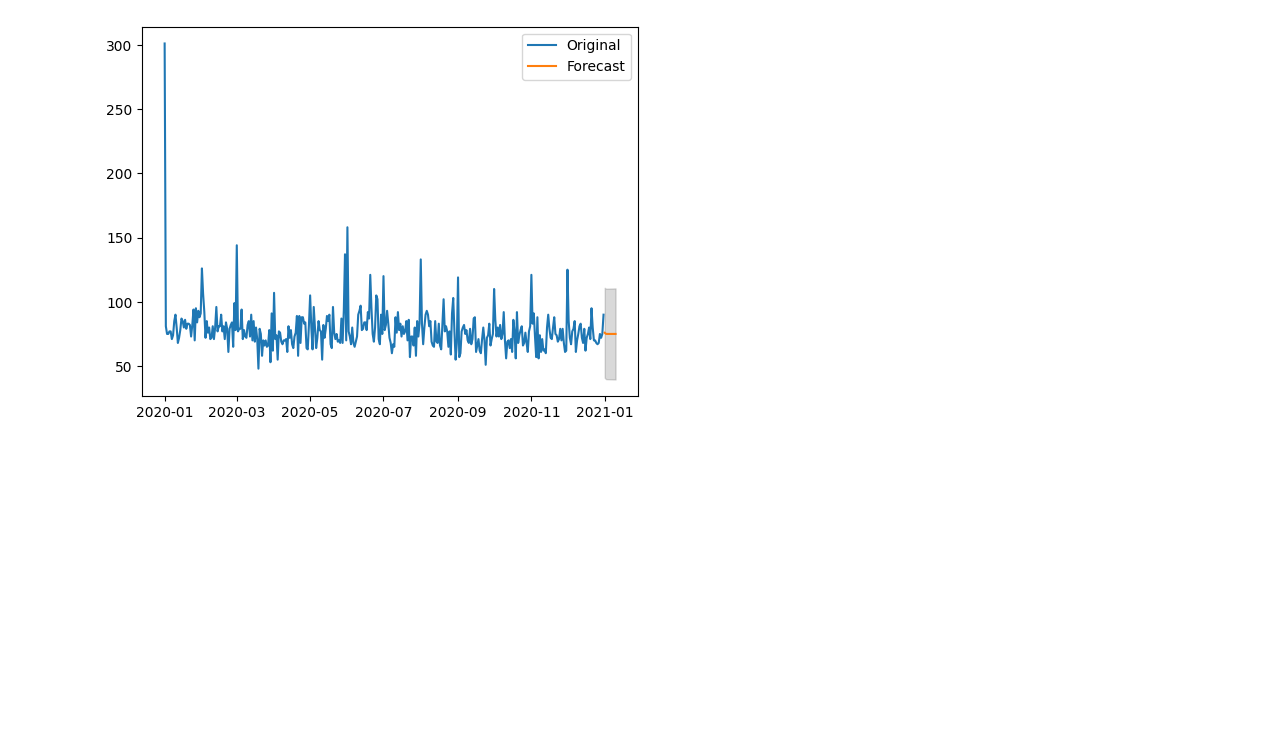
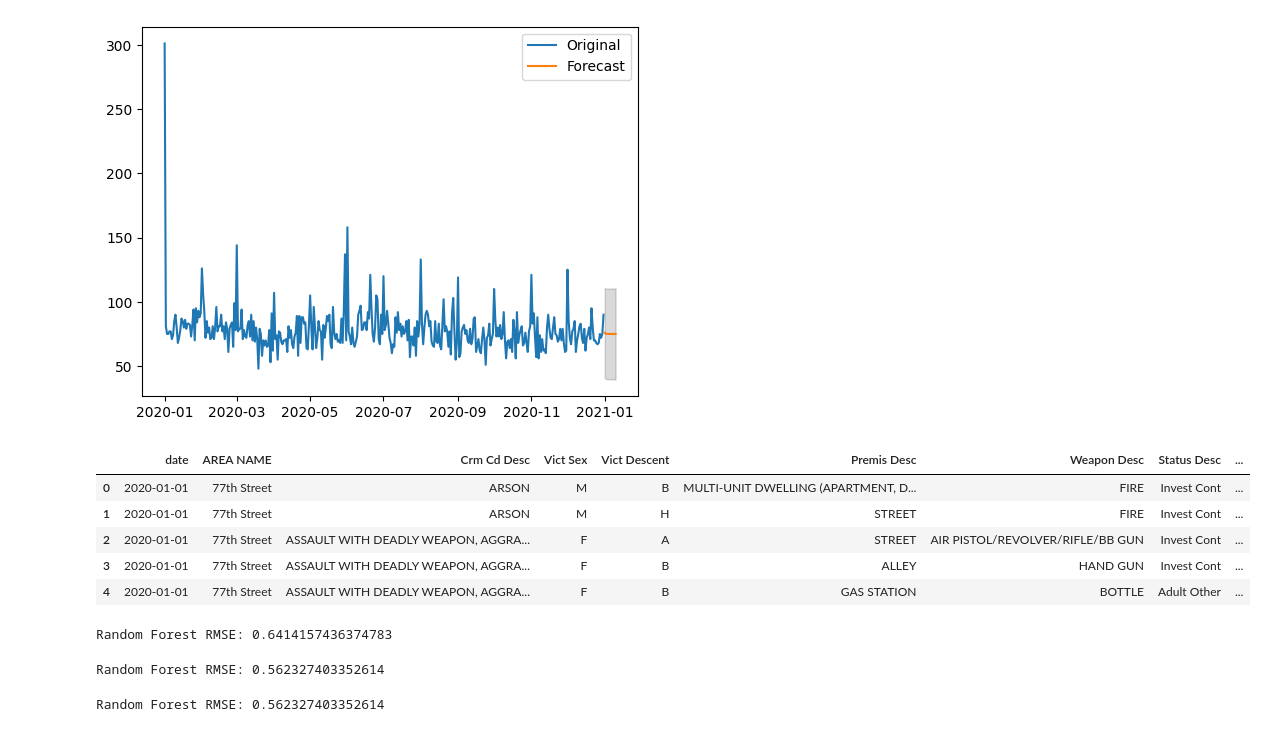
Before and after one commit to ToriStoner/DS4002-Project-2-, a Jupyter notebook: Project_2.ipynb, the cells around one changed output. Cells and saved outputs as stored; diff of their text form; code cells hidden in the pictures; blank space fills up the shorter version.

```diff
--- a/Project_2.ipynb
+++ b/Project_2.ipynb
@@ -220,0 +207,21 @@ print("Accuracy:", accuracy)
+# %%
+df['date'] = pd.to_datetime(df['DATE OCC'])  # Convert 'date' column to datetime
+df_grouped = df.groupby([df['date'].dt.to_period('M'), 'AREA NAME', "Crm Cd Desc", "Vict Sex", "Vict Descent", "Premis Desc", "Weapon Desc", "Status Desc"]).size().reset_index(name='crime_count')
+
+# Convert the period back to datetime for proper time handling
+df_grouped['date'] = df_grouped['date'].dt.to_timestamp()
+
+# Step 2: Define Features and Target
+# Features will include the date (month, day, year), location, and any other relevant columns
+df_grouped['month'] = df_grouped['date'].dt.month  # Extract month
+df_grouped['day'] = df_grouped['date'].dt.day  # Extract day
+df_grouped['year'] = df_grouped['date'].dt.year  # Extract year
+# %%
+df_grouped.head()
+# %% [output]
+|  | date | AREA NAME | Crm Cd Desc | Vict Sex | Vict Descent | Premis Desc | Weapon Desc | Status Desc | ... |
+| 0 | 2020-01-01 | 77th Street | ARSON | M | B | MULTI-UNIT DWELLING (APARTMENT, D... | FIRE | Invest Cont | ... |
+| 1 | 2020-01-01 | 77th Street | ARSON | M | H | STREET | FIRE | Invest Cont | ... |
+| 2 | 2020-01-01 | 77th Street | ASSAULT WITH DEADLY WEAPON, AGGRA... | F | A | STREET | AIR PISTOL/REVOLVER/RIFLE/BB GUN | Invest Cont | ... |
+| 3 | 2020-01-01 | 77th Street | ASSAULT WITH DEADLY WEAPON, AGGRA... | F | B | ALLEY | HAND GUN | Invest Cont | ... |
+| 4 | 2020-01-01 | 77th Street | ASSAULT WITH DEADLY WEAPON, AGGRA... | F | B | GAS STATION | BOTTLE | Adult Other | ... |
@@ -220,0 +236,28 @@ print("Accuracy:", accuracy)
+# %%
+# Step 4: Train Random Forest Model
+rf_classifier = RandomForestClassifier(n_estimators=100, random_state=42)
+rf_classifier.fit(X_train, y_train)
+
+# Step 5: Predictions and Model Evaluation
+y_pred = rf_classifier.predict(X_test)
+
+# Calculate RMSE
+rmse = np.sqrt(mean_squared_error(y_test, y_pred))
+print(f'Random Forest RMSE: {rmse}')
+# %% [output]
+Random Forest RMSE: 0.6414157436374783
+# %%
+# Step 4: Train Random Forest Model - Regression
+rf_model = RandomForestRegressor(n_estimators=100, random_state=42)
+rf_model.fit(X_train, y_train)
+# %% [output]
+Random Forest RMSE: 0.562327403352614
+# %%
+# Step 5: Predictions and Model Evaluation
+y_pred = rf_model.predict(X_test)
+
+# Calculate RMSE
+rmse = np.sqrt(mean_squared_error(y_test, y_pred))
+print(f'Random Forest RMSE: {rmse}')
+# %% [output]
+Random Forest RMSE: 0.562327403352614
```
Also changed, not shown: parts of 8 cells of this notebook.
